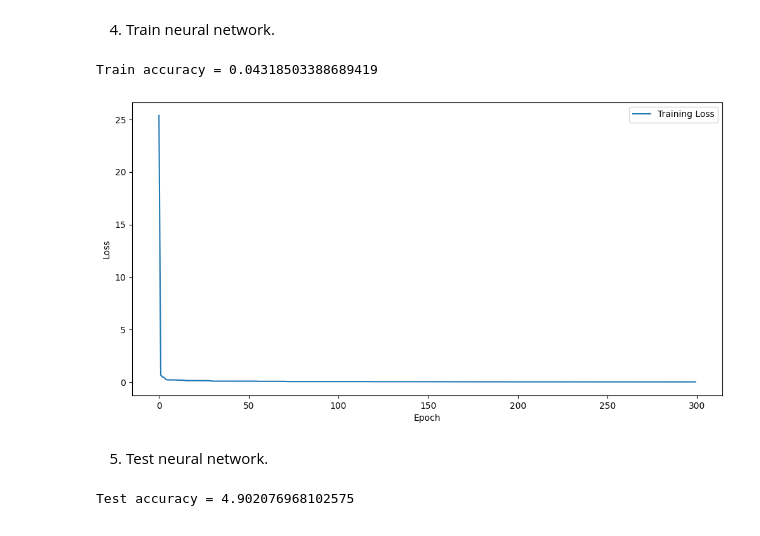
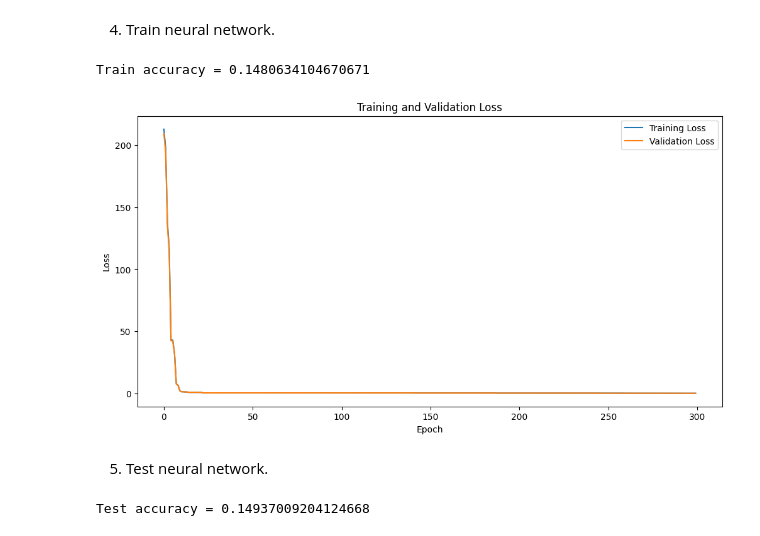
Before and after one commit to melalex/computational-intelligence, a Jupyter notebook: notebooks/wind_turbine_forecasting.ipynb, the cells around one changed output. Drawn from its saved outputs; the diff is of its cells as text; code cells hidden in the pictures.

```diff
--- a/notebooks/wind_turbine_forecasting.ipynb
+++ b/notebooks/wind_turbine_forecasting.ipynb
@@ -21,7 +26,7 @@ from src.visualization.plot import plot_loss, plot_diff
 2. Download and process `sudhanvahg/wind-turbine-power-generation-forecasting` dataset.
 # %%
 archive = download_wind_turbine_dataset(EXTERNAL_DATA_FOLDER)
-train, test = process_wind_turbine_dataset(archive, TEST_TRAIN_RATIO)
+train, test = process_wind_turbine_dataset(archive, test_train_ratio=TEST_TRAIN_RATIO)
 
 train.head(5)
 # %% [output]
@@ -34,8 +39,15 @@ train.head(5)
 # %% [markdown]
 3. Define neural network.
 # %%
-model = SeqNet(layers=[Input(9), Dense(18), Dense(1)])
-opt = GeneticAlgorithmNeuralNetOptimizer(
+model = SeqNet(
+    layers=[
+        Input(9),
+        Dense(32, activation_fun=RELU_ACTIVATION),
+        Dense(1),
+    ]
+)
+
+opt = GeneticOptimizer(
     population_size=200, mutation_rate=0.5, mutation_decay=0.005
 )
 
@@ -47,37 +59,38 @@ compiled_model = model.compile(
 # %% [markdown]
 4. Train neural network.
 # %%
-from sklearn.discriminant_analysis import StandardScaler
+train, validation = split_with_ration(train, 0.9)
 
-
-train_x = train.iloc[:, :-1].to_numpy()
-train_y = train.iloc[:, -1].to_numpy().reshape(1, -1)
+train_x, train_y = extract_x_y_from_turbine_dataset(train)
+validation_x, validation_y = extract_x_y_from_turbine_dataset(validation)
 
 scaler = StandardScaler()
 train_x_scaled = scaler.fit_transform(train_x)
+validation_x_scaled = scaler.transform(validation_x)
 
-trained_model = compiled_model.fit(train_x_scaled.T, train_y, 300, 10_000)
+validation_data = ValidationData(validation_x_scaled.T, validation_y)
 
-print("Train accuracy = " + str(trained_model.metrics().accuracy))
+trained_model = compiled_model.fit(train_x_scaled.T, train_y, 300, validation_data=validation_data)
+
+print("Train accuracy = " + str(trained_model.train_loss()))
 # %% [output]
-Train accuracy = 0.04318503388689419
+Train accuracy = 0.1480634104670671
 # %%
-plot_loss(trained_model)
+plot_loss_and_val_loss(trained_model)
 # %% [output]
-[figure, old version]
+[figure, new version]
 # %% [markdown]
 5. Test neural network.
 # %%
-test_x = test.iloc[:, :-1].to_numpy()
-test_y = test.iloc[:, -1].to_numpy().reshape(1, -1)
+test_x, test_y = extract_x_y_from_turbine_dataset(test)
 
 test_x_scaled = scaler.transform(test_x)
 
-y_predicted = trained_model.predict(test_x.T)
+y_predicted = trained_model.predict(test_x_scaled.T)
 
 print("Test accuracy = " + str(MEAN_SQUARED_ERROR.apply(test_y, y_predicted)))
 # %% [output]
-Test accuracy = 4.902076968102575
+Test accuracy = 0.14937009204124668
 # %%
 plot_diff(test_y.flatten(), y_predicted.flatten())
 # %% [output]
```
Also changed, not shown: parts of 3 cells of this notebook, 15 other files.
